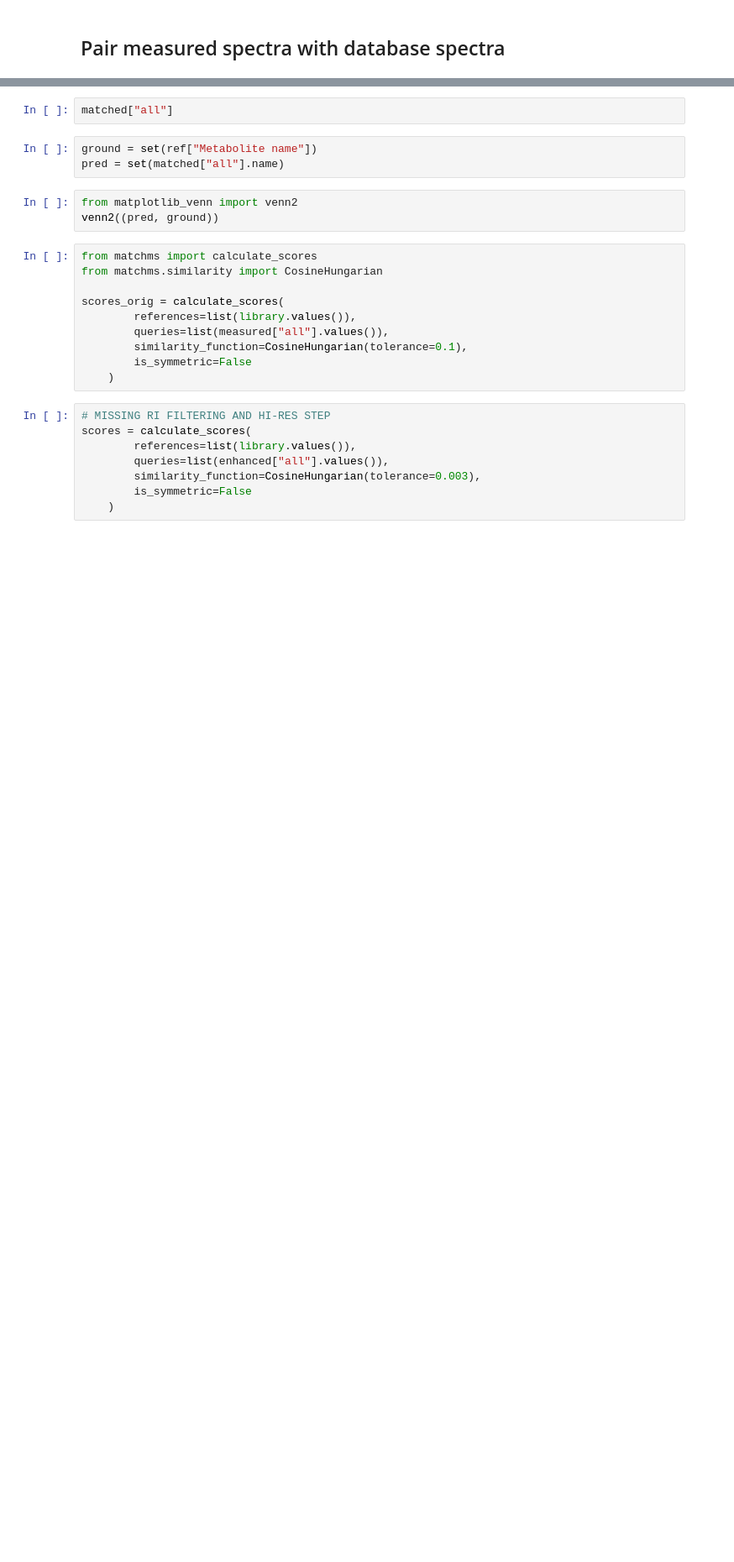
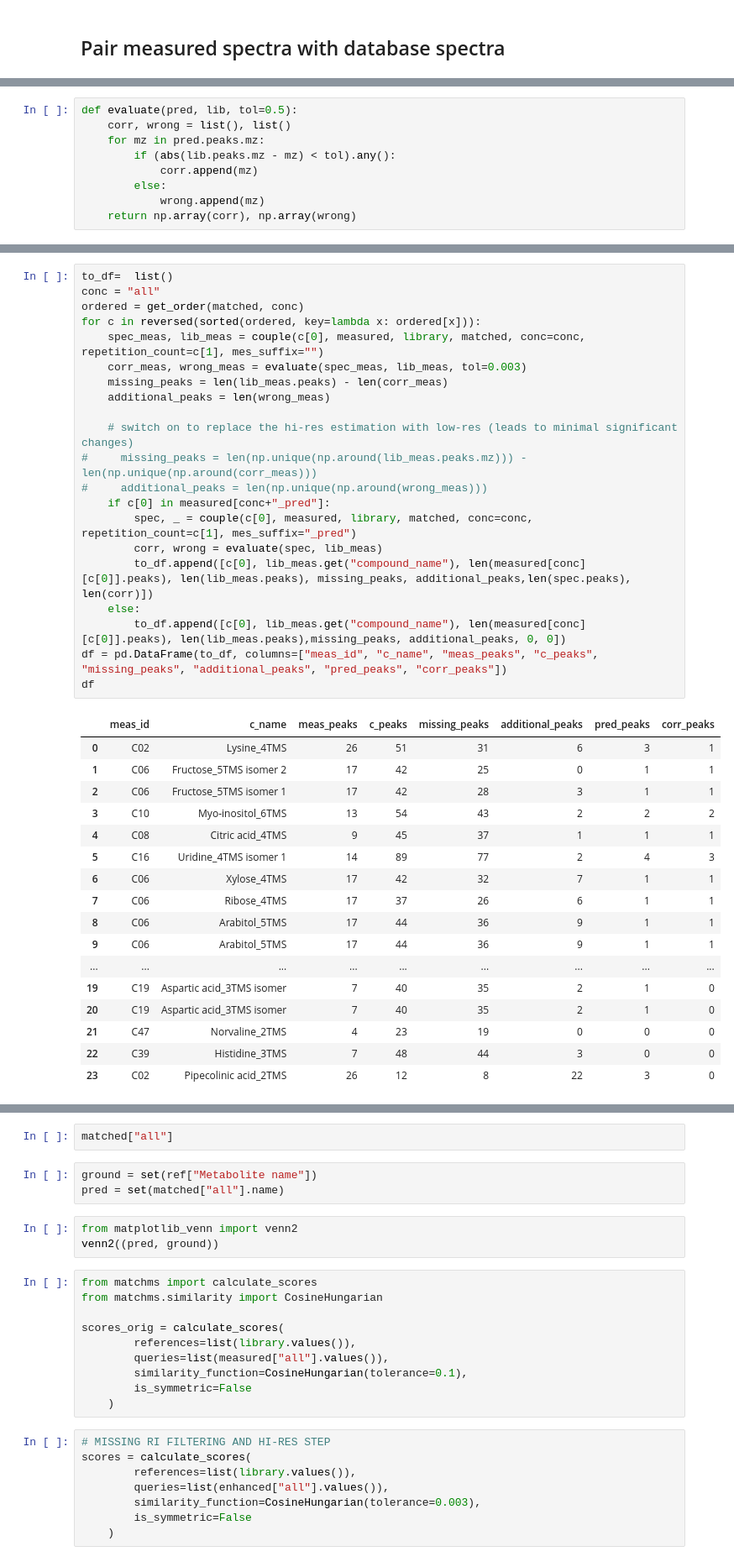
Before and after one commit to michal-stary/missing-peaks-prediction, a Jupyter notebook: real_data-galaxy-eval_MLP_.3.ipynb, the cells around one changed output, grey strips where cells are left out. Shown at 84% size. Drawn from its saved outputs; the diff is of its cells as text; blank space fills up the shorter version.

Commit message:
refactor real data, add metrics

```diff
--- a/real_data-galaxy-eval_MLP_.3.ipynb
+++ b/real_data-galaxy-eval_MLP_.3.ipynb
@@ -87,0 +100,9 @@ conc = "all"
+# %%
+def evaluate(pred, lib, tol=0.5):
+    corr, wrong = list(), list()
+    for mz in pred.peaks.mz:
+        if (abs(lib.peaks.mz - mz) < tol).any():
+            corr.append(mz)
+        else:
+            wrong.append(mz)
+    return np.array(corr), np.array(wrong)
@@ -87,0 +119,39 @@ conc = "all"
+# %%
+to_df=  list()
+conc = "all"
+ordered = get_order(matched, conc)
+for c in reversed(sorted(ordered, key=lambda x: ordered[x])):
+    spec_meas, lib_meas = couple(c[0], measured, library, matched, conc=conc, repetition_count=c[1], mes_suffix="")
+    corr_meas, wrong_meas = evaluate(spec_meas, lib_meas, tol=0.003)
+    missing_peaks = len(lib_meas.peaks) - len(corr_meas)
+    additional_peaks = len(wrong_meas)
+
+    # switch on to replace the hi-res estimation with low-res (leads to minimal significant changes)
+#     missing_peaks = len(np.unique(np.around(lib_meas.peaks.mz))) - len(np.unique(np.around(corr_meas)))
+#     additional_peaks = len(np.unique(np.around(wrong_meas)))
+    if c[0] in measured[conc+"_pred"]:
+        spec, _ = couple(c[0], measured, library, matched, conc=conc, repetition_count=c[1], mes_suffix="_pred")
+        corr, wrong = evaluate(spec, lib_meas)
+        to_df.append([c[0], lib_meas.get("compound_name"), len(measured[conc][c[0]].peaks), len(lib_meas.peaks), missing_peaks, additional_peaks,len(spec.peaks), len(corr)])
+    else:
+        to_df.append([c[0], lib_meas.get("compound_name"), len(measured[conc][c[0]].peaks), len(lib_meas.peaks),missing_peaks, additional_peaks, 0, 0])
+df = pd.DataFrame(to_df, columns=["meas_id", "c_name", "meas_peaks", "c_peaks", "missing_peaks", "additional_peaks", "pred_peaks", "corr_peaks"])
+df
+# %% [output]
+|  | meas_id | c_name | meas_peaks | c_peaks | missing_peaks | additional_peaks | pred_peaks | corr_peaks |
+| 0 | C02 | Lysine_4TMS | 26 | 51 | 31 | 6 | 3 | 1 |
+| 1 | C06 | Fructose_5TMS isomer 2 | 17 | 42 | 25 | 0 | 1 | 1 |
+| 2 | C06 | Fructose_5TMS isomer 1 | 17 | 42 | 28 | 3 | 1 | 1 |
+| 3 | C10 | Myo-inositol_6TMS | 13 | 54 | 43 | 2 | 2 | 2 |
+| 4 | C08 | Citric acid_4TMS | 9 | 45 | 37 | 1 | 1 | 1 |
+| 5 | C16 | Uridine_4TMS isomer 1 | 14 | 89 | 77 | 2 | 4 | 3 |
+| 6 | C06 | Xylose_4TMS | 17 | 42 | 32 | 7 | 1 | 1 |
+| 7 | C06 | Ribose_4TMS | 17 | 37 | 26 | 6 | 1 | 1 |
+| 8 | C06 | Arabitol_5TMS | 17 | 44 | 36 | 9 | 1 | 1 |
+| 9 | C06 | Arabitol_5TMS | 17 | 44 | 36 | 9 | 1 | 1 |
+| ... | ... | ... | ... | ... | ... | ... | ... | ... |
+| 19 | C19 | Aspartic acid_3TMS isomer | 7 | 40 | 35 | 2 | 1 | 0 |
+| 20 | C19 | Aspartic acid_3TMS isomer | 7 | 40 | 35 | 2 | 1 | 0 |
+| 21 | C47 | Norvaline_2TMS | 4 | 23 | 19 | 0 | 0 | 0 |
+| 22 | C39 | Histidine_3TMS | 7 | 48 | 44 | 3 | 0 | 0 |
+| 23 | C02 | Pipecolinic acid_2TMS | 26 | 12 | 8 | 22 | 3 | 0 |
```
Also changed, not shown: parts of 44 cells of this notebook, 4 other files.
